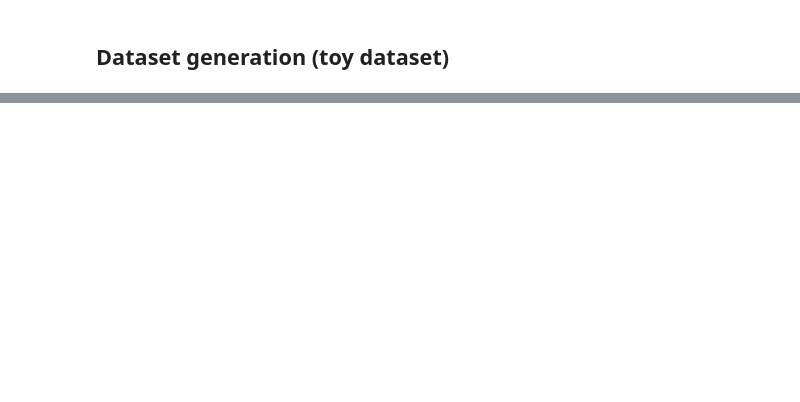
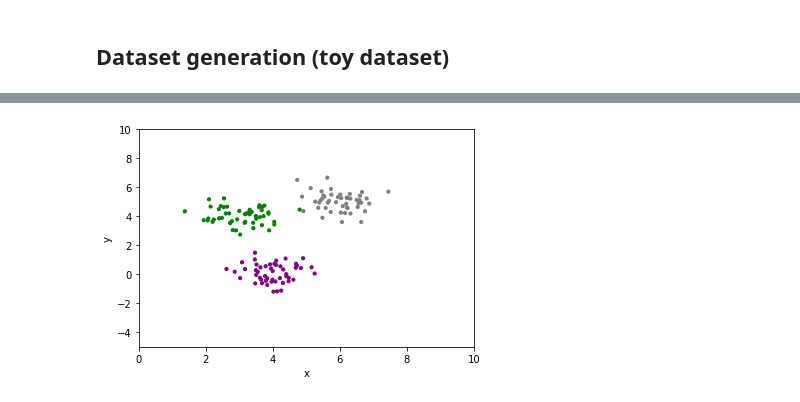
Before and after one commit to pierrepo/autoclasswrapper, a Jupyter notebook: demo/demo.ipynb, the cells around one changed output, grey strips where cells are left out. Cells and saved outputs as stored; diff of their text form; code cells hidden in the pictures; blank space fills up the shorter version.

```diff
--- a/demo/demo.ipynb
+++ b/demo/demo.ipynb
@@ -138,0 +175,2 @@ results.wrap_outputs()
+# %%
+df_res = pd.read_csv("clust_out.tsv", sep="\t")
@@ -138,0 +186,13 @@ results.wrap_outputs()
+# %%
+df_res["main-class"] = (df_res["main-class"]
+                        .replace(1, "green")
+                        .replace(2, "purple")
+                        .replace(3, "gray"))
+# %%
+plt.scatter(df_res["x"], df_res["y"], color=df_res["main-class"], s=10)
+plt.xlabel("x")
+plt.ylabel("y")
+plt.xlim(0, 10)
+plt.ylim(-5, 10);
+# %% [output]
+[figure, added]
```
Also changed, not shown: parts of 16 cells of this notebook.
